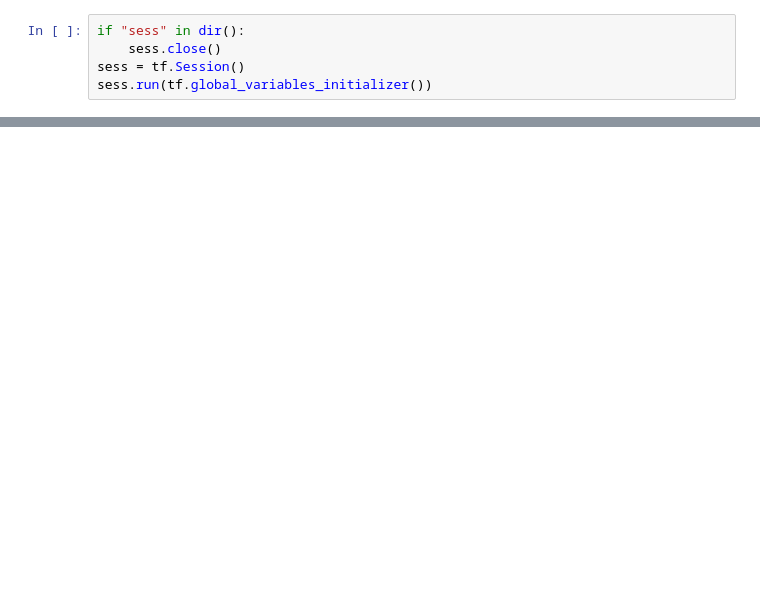
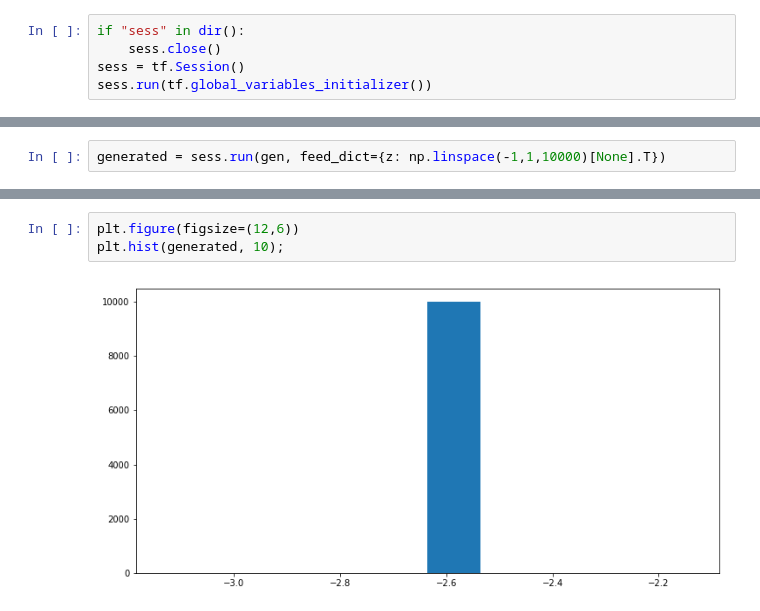
Before and after one commit to hov1417/NNHomework, a Jupyter notebook: session3/final_assignment.ipynb, the cells around one changed output, grey strips where cells are left out. Drawn from its saved outputs; the diff is of its cells as text; blank space fills up the shorter version.

```diff
--- a/session3/final_assignment.ipynb
+++ b/session3/final_assignment.ipynb
@@ -105,0 +117,2 @@ plt.plot(l,out);
+# %%
+generated = sess.run(gen, feed_dict={z: np.linspace(-1,1,10000)[None].T})
@@ -106,3 +127,8 @@ plt.plot(l,out);
+# %%
+plt.figure(figsize=(12,6))
+plt.hist(generated, 10);
+# %% [output]
+[figure, added]
 # %%
 plt.hist(data, bins=50);
 # %% [output]
```
Also changed, not shown: parts of 14 cells of this notebook.
